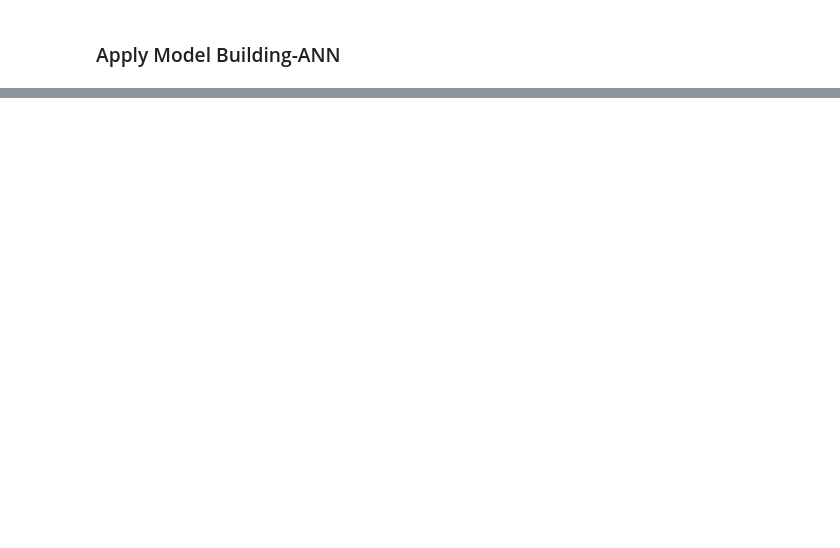
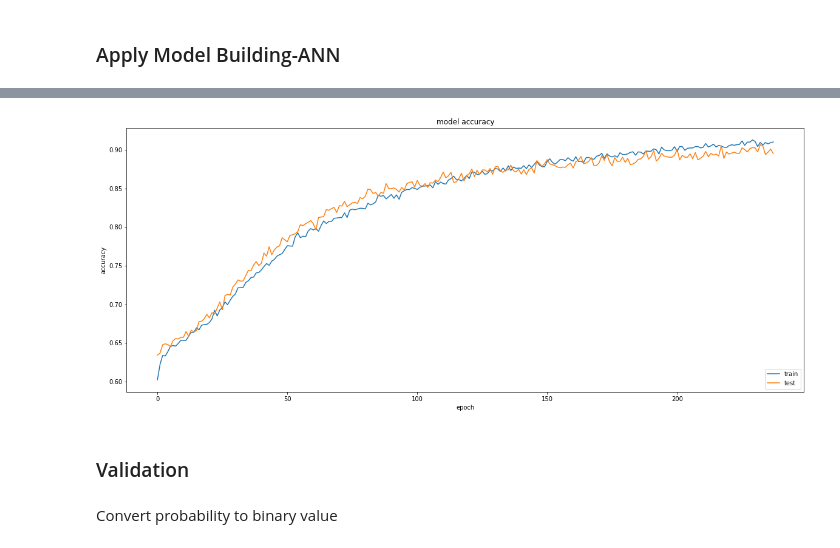
Before and after one commit to Ravijidge/AI-ML-Assignments, a Jupyter notebook: Deep learning/Assignment1.ipynb, the cells around one changed output, grey strips where cells are left out. Saved outputs shown, nothing was run; the diff lists cells and outputs as text; code cells hidden in the pictures; blank space fills up the shorter version.

```diff
--- a/Deep learning/Assignment1.ipynb
+++ b/Deep learning/Assignment1.ipynb
@@ -309 +358,16 @@ sns.lineplot()
+# %%
+plt.figure(figsize=(20,8))
+plt.plot(history.history['accuracy'])
+plt.plot(history.history['val_accuracy'])
+plt.title('model accuracy')
+plt.ylabel('accuracy')
+plt.xlabel('epoch')
+plt.legend(['train', 'test'], loc='lower right')
+plt.show()
+# %% [output]
+[figure, added]
+# %% [markdown]
+### Validation
+# %% [markdown]
+Convert probability to binary value
 # %%
```
Also changed, not shown: parts of 65 cells of this notebook, 3 other files.
